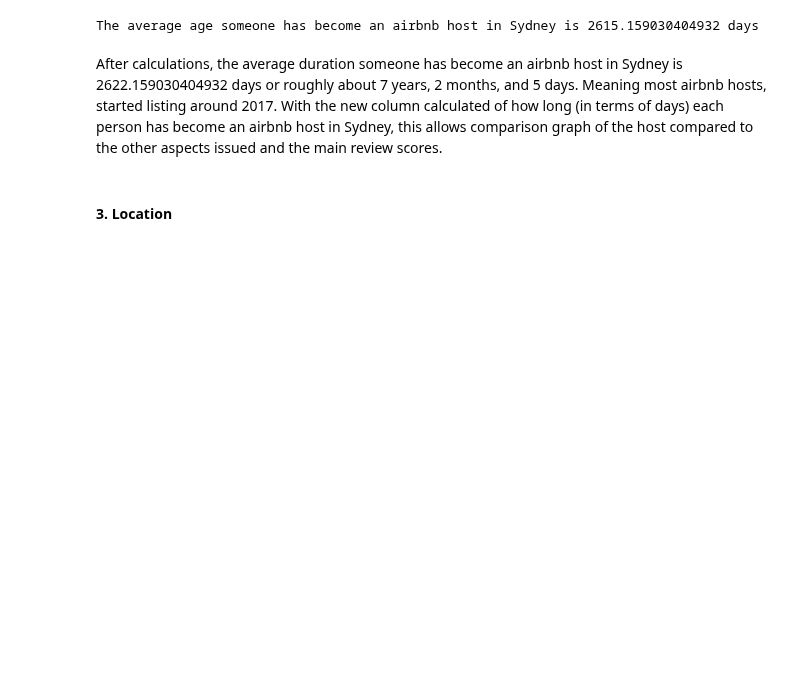
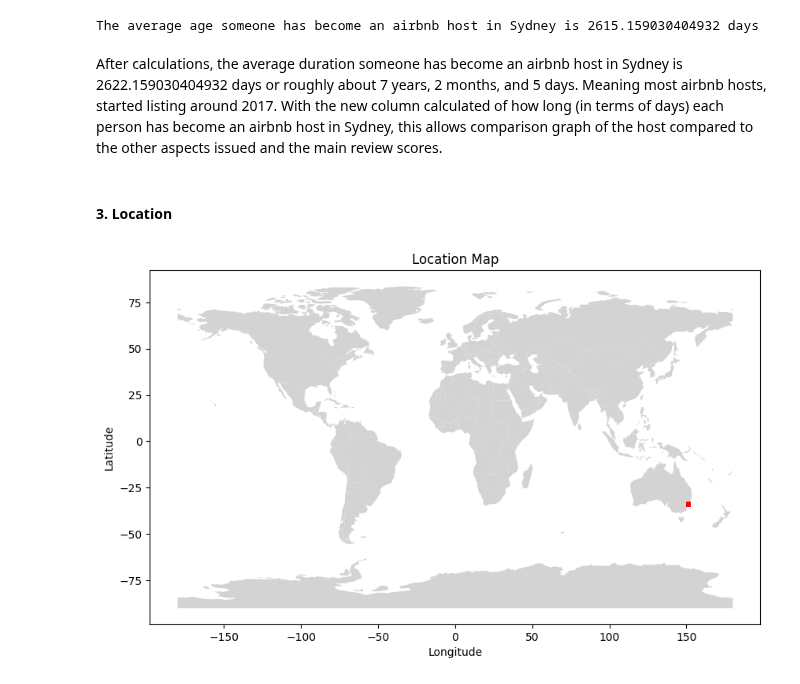
Before and after one commit to karenstevani/data_project, a Jupyter notebook: finaldataproject.ipynb, the cells around one changed output. Cells and saved outputs as stored; diff of their text form; code cells hidden in the pictures; blank space fills up the shorter version.

```diff
--- a/finaldataproject.ipynb
+++ b/finaldataproject.ipynb
@@ -247,3 +247,17 @@ The average age someone has become an airbnb host in Sydney is 2615.159030404932
 After calculations, the average duration someone has become an airbnb host in Sydney is 2622.159030404932 days or roughly about 7 years, 2 months, and 5 days. Meaning most airbnb hosts, started listing around 2017. With the new column calculated of how long (in terms of days) each person has become an airbnb host in Sydney, this allows comparison graph of the host compared to the other aspects issued and the main review scores.
 # %% [markdown]
 #### 3. Location
+# %%
+gdf = gpd.GeoDataFrame(listing_data, geometry=gpd.points_from_xy(listing_data['longitude'], listing_data['latitude']))
+gdf.crs = "EPSG:4326"
+
+world = gpd.read_file(gpd.datasets.get_path('naturalearth_lowres'))
+fig, ax = plt.subplots(figsize=(10, 10))
+world.plot(ax=ax, color='lightgrey')
+gdf.plot(ax=ax, color='red', markersize=5)
+plt.title('Location Map')
+plt.xlabel('Longitude')
+plt.ylabel('Latitude')
+plt.show()
+# %% [output]
+[figure, added]
```
